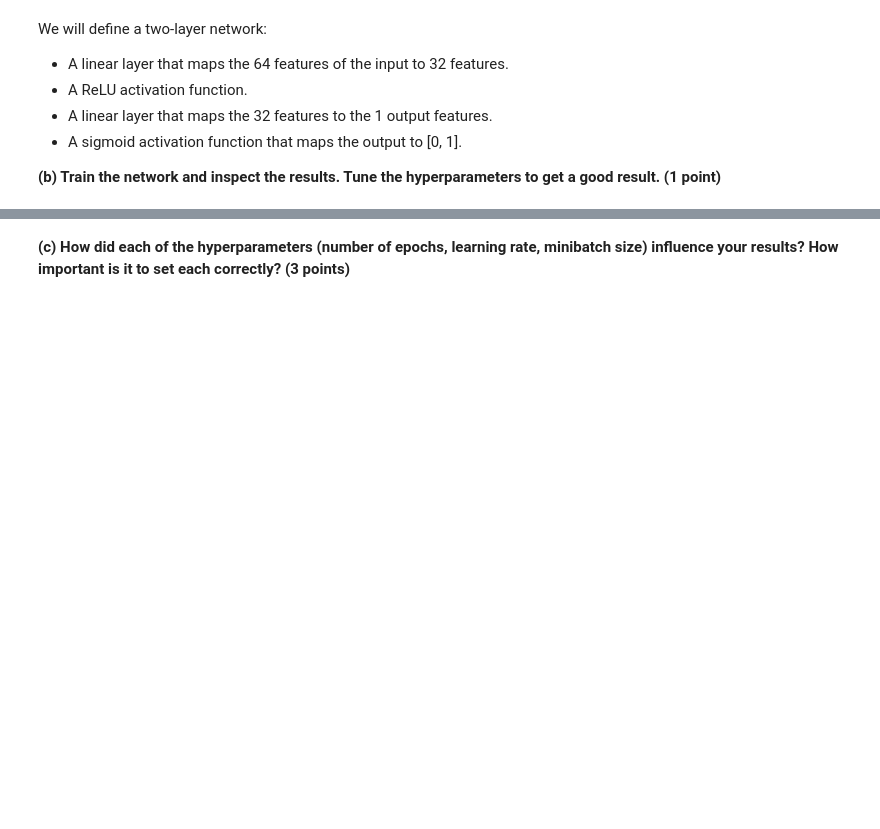
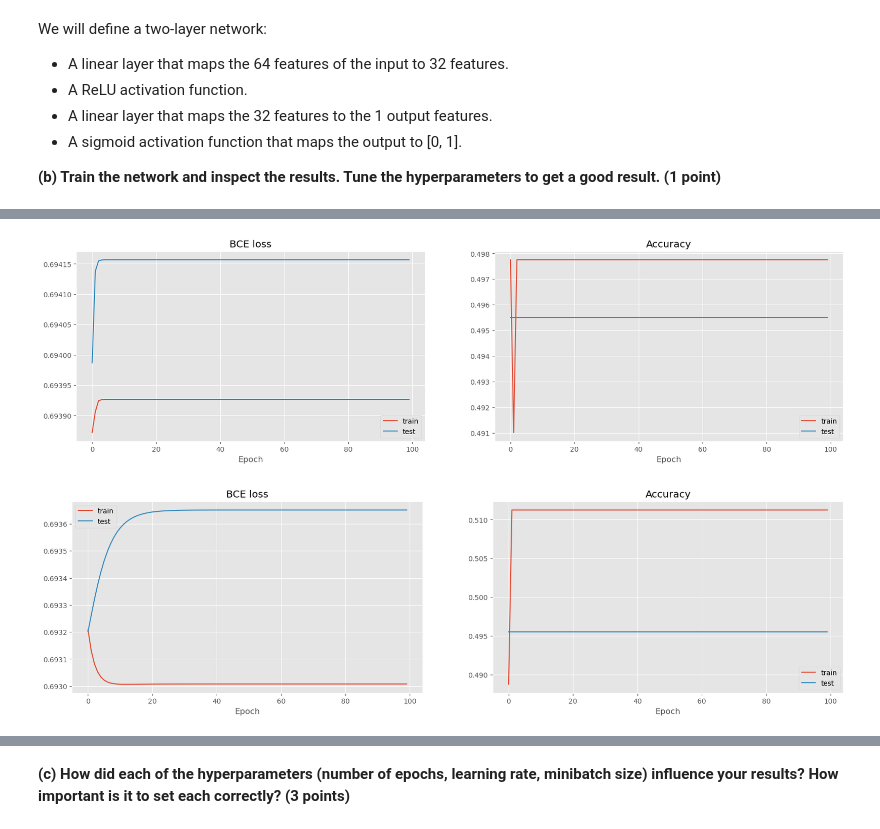
Before and after one commit to LukaMucko/DeepLearning, a Jupyter notebook: lab1/dl-assignment-1.ipynb, the cells around one changed output, grey strips where cells are left out. Cells and saved outputs as stored; diff of their text form; code cells hidden in the pictures; blank space fills up the shorter version.

```diff
--- a/lab1/dl-assignment-1.ipynb
+++ b/lab1/dl-assignment-1.ipynb
@@ -1023,0 +1030,25 @@ Epoch  24: loss[train]= 0.1608  accuracy[train]= 0.9483  loss[test]= 0.1807  acc
+# %%
+net = Net([
+        Linear(64, 32, rng=rng),
+        ReLU(),
+        Linear(32, 1, rng=rng),
+        Sigmoid()])
+
+print("lower learning rate net")
+fit(net, x, y,
+    epochs = 100,
+    learning_rate = 0.01,
+    mb_size = 10)
+
+net = Net([
+        Linear(64, 32, rng=rng),
+        ReLU(),
+        Linear(32, 1, rng=rng),
+        Sigmoid()])
+
+print("\nhigher learning rate net")
+fit(net, x, y,
+    epochs = 100,
+    learning_rate = 0.001,
+    mb_size = 10)
+# %% [output]
@@ -1023,0 +1072,2 @@ Epoch  24: loss[train]= 0.1608  accuracy[train]= 0.9483  loss[test]= 0.1807  acc
+[figure, added]
+[figure, added]
```
Also changed, not shown: parts of 17 cells of this notebook.
